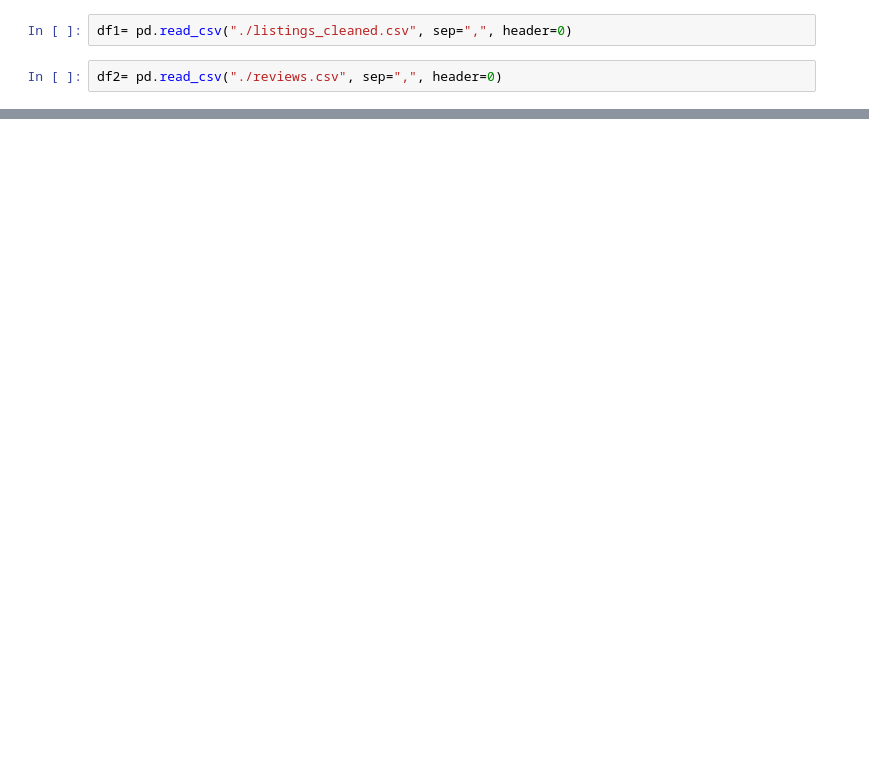
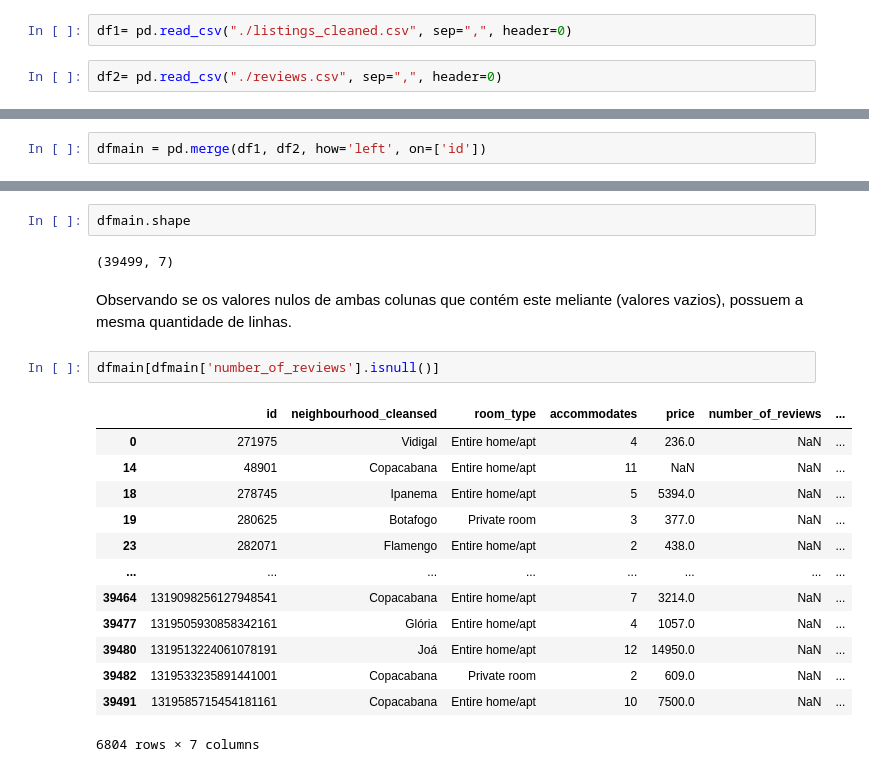
Before and after one commit to dingosin/analisedados, a Jupyter notebook: Aulas/analisedados.ipynb, the cells around one changed output, grey strips where cells are left out. Drawn from its saved outputs; the diff is of its cells as text; blank space fills up the shorter version.

```diff
--- a/Aulas/analisedados.ipynb
+++ b/Aulas/analisedados.ipynb
@@ -40,0 +80,2 @@ df2.head(8)
+# %%
+dfmain = pd.merge(df1, df2, how='left', on=['id'])
@@ -40,0 +94,22 @@ df2.head(8)
+# %%
+dfmain.shape
+# %% [output]
+(39499, 7)
+# %% [markdown]
+Observando se os valores nulos de ambas colunas que contém este meliante (valores vazios), possuem a mesma quantidade de linhas.
+# %%
+dfmain[dfmain['number_of_reviews'].isnull()]
+# %% [output]
+|  | id | neighbourhood_cleansed | room_type | accommodates | price | number_of_reviews | ... |
+| 0 | 271975 | Vidigal | Entire home/apt | 4 | 236.0 | NaN | ... |
+| 14 | 48901 | Copacabana | Entire home/apt | 11 | NaN | NaN | ... |
+| 18 | 278745 | Ipanema | Entire home/apt | 5 | 5394.0 | NaN | ... |
+| 19 | 280625 | Botafogo | Private room | 3 | 377.0 | NaN | ... |
+| 23 | 282071 | Flamengo | Entire home/apt | 2 | 438.0 | NaN | ... |
+| ... | ... | ... | ... | ... | ... | ... | ... |
+| 39464 | 1319098256127948541 | Copacabana | Entire home/apt | 7 | 3214.0 | NaN | ... |
+| 39477 | 1319505930858342161 | Glória | Entire home/apt | 4 | 1057.0 | NaN | ... |
+| 39480 | 1319513224061078191 | Joá | Entire home/apt | 12 | 14950.0 | NaN | ... |
+| 39482 | 1319533235891441001 | Copacabana | Private room | 2 | 609.0 | NaN | ... |
+| 39491 | 1319585715454181161 | Copacabana | Entire home/apt | 10 | 7500.0 | NaN | ... |
+6804 rows × 7 columns
```
Also changed, not shown: parts of 28 cells of this notebook.
